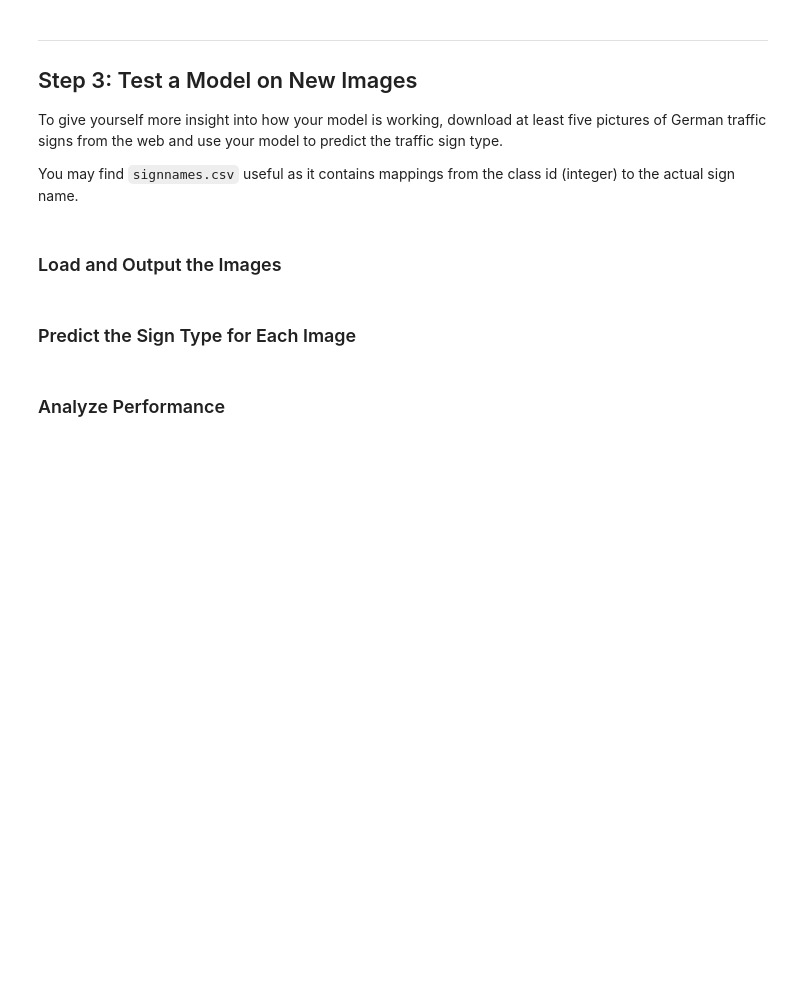
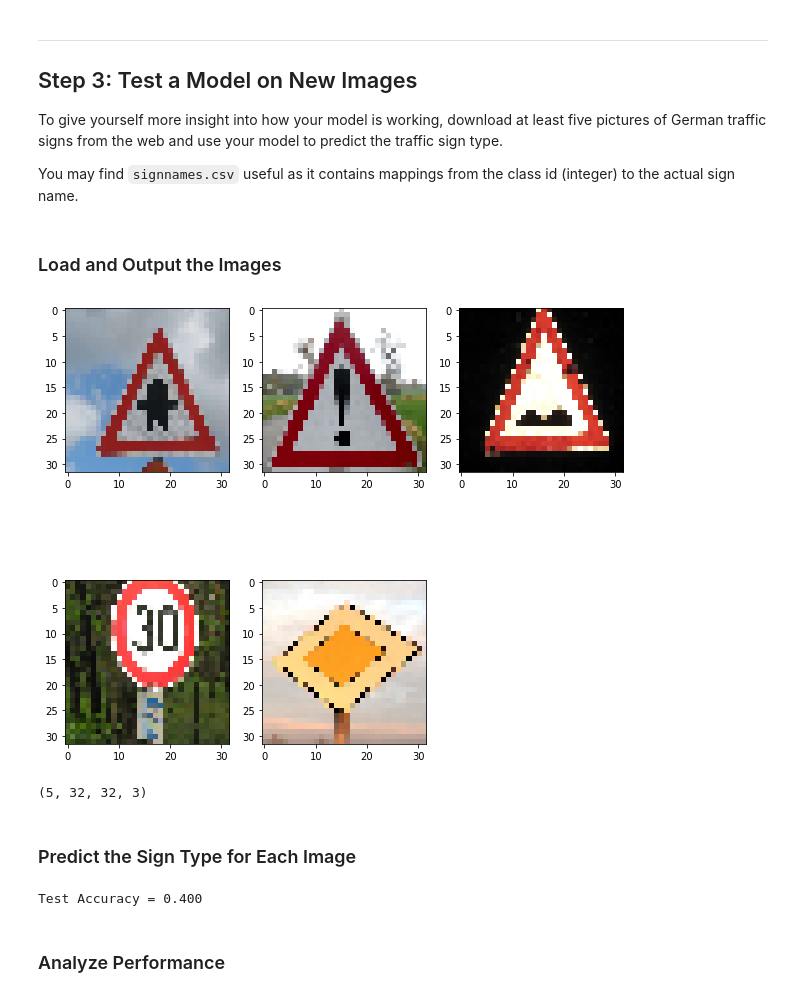
Before and after one commit to stevendae/CarND-TrafficSignClassifier-P2-StevenLee, a Jupyter notebook: Traffic_Sign_Classifier.ipynb, the cells around one changed output. Drawn from its saved outputs; the diff is of its cells as text; code cells hidden in the pictures; blank space fills up the shorter version.

```diff
--- a/Traffic_Sign_Classifier.ipynb
+++ b/Traffic_Sign_Classifier.ipynb
@@ -681,22 +332,34 @@ training_operation = optimizer.minimize(loss_operation)
+# %%
+rate = 0.0005 #learning rate as a constant for gradient descent optimization
+
+logits = LeNet(x) #Output of 5 Layer ConvNet with arbitrary output values for classifier/labels in form of logits Output - 1 x 43 labels x Batch Size
+cross_entropy = tf.nn.softmax_cross_entropy_with_logits(logits, one_hot_y) #Convert logits into probabilities using softmax function and calculate distance from prediction to label using cross entropy for each classifier/label (returns 1D tensor of length batch_size)
+loss_operation = tf.reduce_mean(cross_entropy) # Calculate average loss across batch
+optimizer = tf.train.AdamOptimizer(learning_rate = rate) #type of optimizer to use with specified optimizing hyperparameters
+training_operation = optimizer.minimize(loss_operation) # operations in optimizer for which arguement passed is minimized
 # %%
-correct_prediction = tf.equal(tf.argmax(logits, 1), tf.argmax(one_hot_y, 1))
-accuracy_operation = tf.reduce_mean(tf.cast(correct_prediction, tf.float32))
+correct_prediction = tf.equal(tf.argmax(logits, 1), tf.argmax(one_hot_y, 1)) #when the index of max argument in logits tensor equals the index of max argument in one hot encoded label, returns bool
+accuracy_operation = tf.reduce_mean(tf.cast(correct_prediction, tf.float32)) #
 saver = tf.train.Saver()
 
+#Evaluating the accuracy of an entire epoch
+
 def evaluate(X_data, y_data):
-    num_examples = len(X_data)
+    total_num_samples = len(X_data)
     total_accuracy = 0
     sess = tf.get_default_session()
-    for offset in range(0, num_examples, BATCH_SIZE):
+    for offset in range(0, total_num_samples, BATCH_SIZE):
         batch_x, batch_y = X_data[offset:offset+BATCH_SIZE], y_data[offset:offset+BATCH_SIZE]
         accuracy = sess.run(accuracy_operation, feed_dict={x: batch_x, y: batch_y, keep_prob: 1.0})
         total_accuracy += (accuracy * len(batch_x))
-    return total_accuracy / num_examples
+    return total_accuracy / total_num_samples
 
 print('done')
 # %% [output]
 done
 # %%
+model_save = './train_model.ckpt'
+
 with tf.Session() as sess:
     sess.run(tf.global_variables_initializer())
     num_examples = len(X_train)
@@ -717,7 +380,7 @@ with tf.Session() as sess:
         print("Training Accuracy = {:.3f}".format(training_accuracy))
         print()
 
-    saver.save(sess, './lenet')
+    saver.save(sess, model_save)
     print("Model saved")
 # %% [output]
 Training...
@@ -753,9 +423,42 @@ You may find `signnames.csv` useful as it contains mappings from the class id (i
+# %%
+import glob
+import matplotlib.image as mpimg
+
+fig, axs = plt.subplots(2,3, figsize=(10,10))
+fig.subplots_adjust(hspace = 0.0001, wspace=0.2)
+axs = axs.ravel()
+
+test_images = []
+
+for i, img in enumerate(glob.glob('./TrafficImages/*.jpg')):
+    image = cv2.resize(cv2.imread(img),(32,32))
+    axs[i].imshow(cv2.cvtColor(image, cv2.COLOR_BGR2RGB))
+    test_images.append(image)
+
+fig.delaxes(axs.flatten()[5])
+test_images = np.asarray(images)
+test_images = [normalize(img_1) for img_1 in images]
+test_images = np.array(images)
+plt.show()
+print(images.shape)
+# %% [output]
+[figure, added]
+(5, 32, 32, 3)
 # %% [markdown]
 ### Predict the Sign Type for Each Image
 # %%
 ### Run the predictions here and use the model to output the prediction for each image.
 ### Make sure to pre-process the images with the same pre-processing pipeline used earlier.
 ### Feel free to use as many code cells as needed.
+# %%
+test_labels = [11,18,22,1,12]
+
+with tf.Session() as sess:
+    saver.restore(sess, model_save)
+    test_accuracy = evaluate(test_images,test_labels)
+    print("Test Accuracy = {:.3f}".format(test_accuracy))
+# %% [output]
+Test Accuracy = 0.400
 # %% [markdown]
 ### Analyze Performance
 # %%
```
Also changed, not shown: parts of 26 cells of this notebook, 7 other files.
